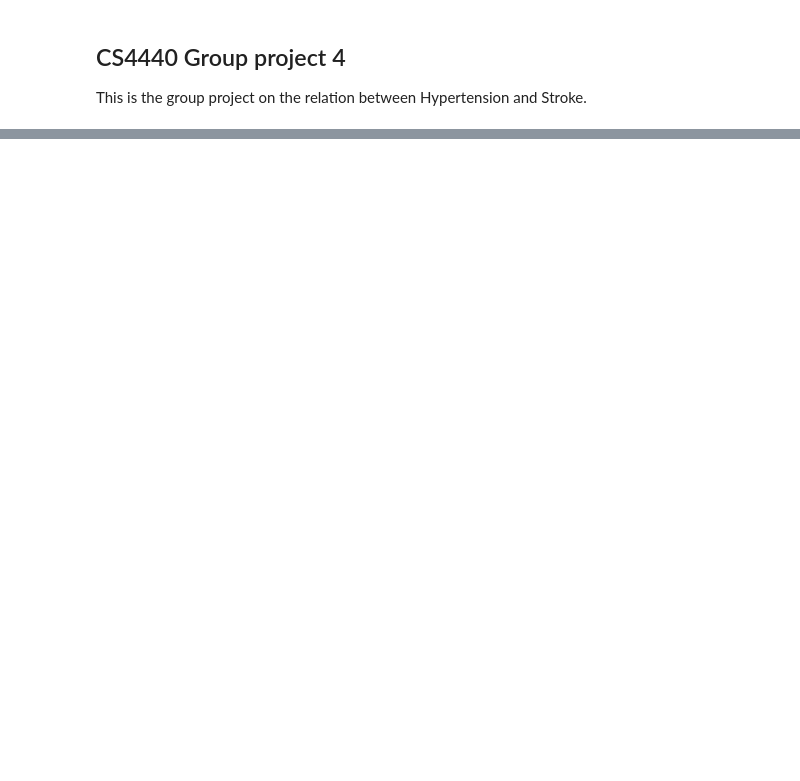
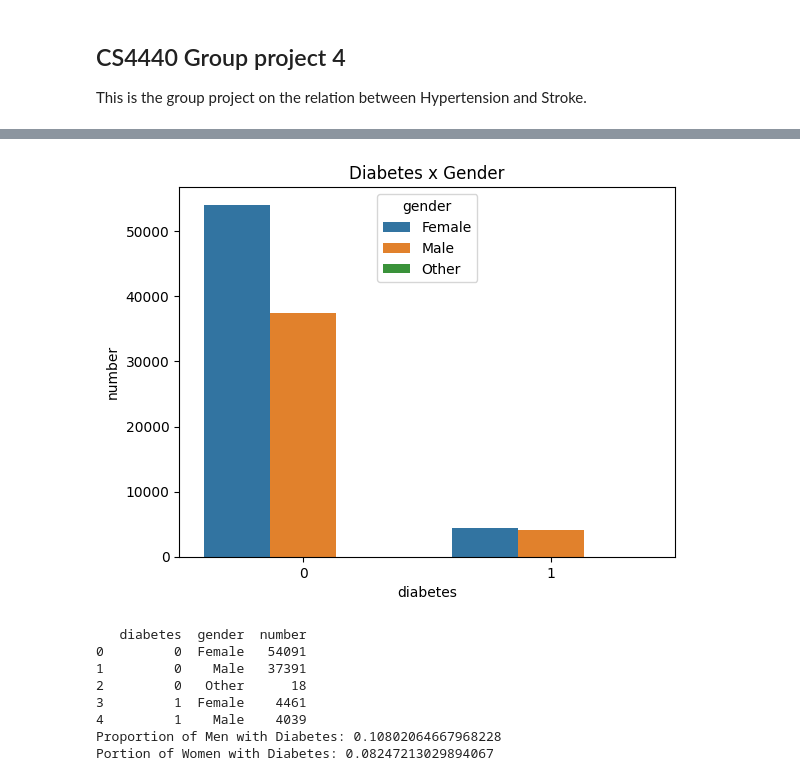
Before and after one commit to Gary-ChenJL/4440_proj, a Jupyter notebook: proj.ipynb, the cells around one changed output, grey strips where cells are left out. Cells and saved outputs as stored; diff of their text form; code cells hidden in the pictures; blank space fills up the shorter version.

```diff
--- a/proj.ipynb
+++ b/proj.ipynb
@@ -42,0 +54,20 @@ plt.show()
+# %%
+gender = df2.groupby(["diabetes", "gender"]).size().reset_index(name="number")
+sns.barplot(data=gender, x="diabetes", y="number", hue="gender")
+plt.title("Diabetes x Gender")
+plt.show()
+print(gender)
+men = gender.iloc[4]["number"]/gender.iloc[1]["number"]
+women = gender.iloc[3]["number"]/gender.iloc[0]["number"]
+print("Proportion of Men with Diabetes: " + str(men))
+print("Portion of Women with Diabetes: " + str(women))
+# %% [output]
+[figure, added]
+   diabetes  gender  number
+0         0  Female   54091
+1         0    Male   37391
+2         0   Other      18
+3         1  Female    4461
+4         1    Male    4039
+Proportion of Men with Diabetes: 0.10802064667968228
+Portion of Women with Diabetes: 0.08247213029894067
```
Also changed, not shown: parts of 5 cells of this notebook.
